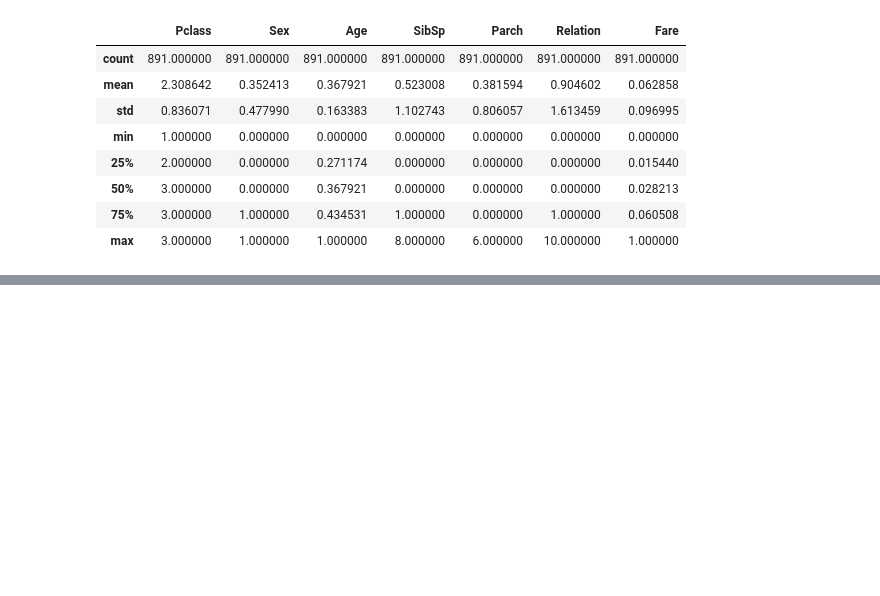
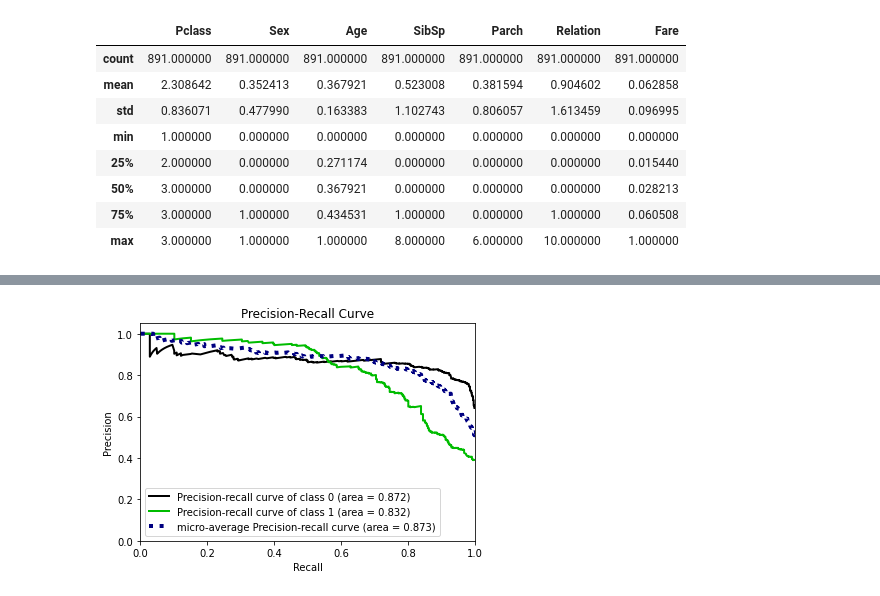
Before and after one commit to algo21-221040114/Kaggle-Titanic-Competition, a Jupyter notebook: titanic-ml-02.ipynb, the cells around one changed output, grey strips where cells are left out. Drawn from its saved outputs; the diff is of its cells as text; code cells hidden in the pictures; blank space fills up the shorter version.

```diff
--- a/titanic-ml-02.ipynb
+++ b/titanic-ml-02.ipynb
@@ -227,3 +273,9 @@ print("预测准确率",accuracy)
+# %%
+# Precision_recall Curve
+skplt.metrics.plot_precision_recall(target_y, pred_prob)
+plt.show()
+# %% [output]
+[figure, added]
 # %%
 # Predict
 data_to_pred = pd.concat([test['Pclass'], test['Sex'], test['Age'],
```
Also changed, not shown: parts of 7 cells of this notebook.
